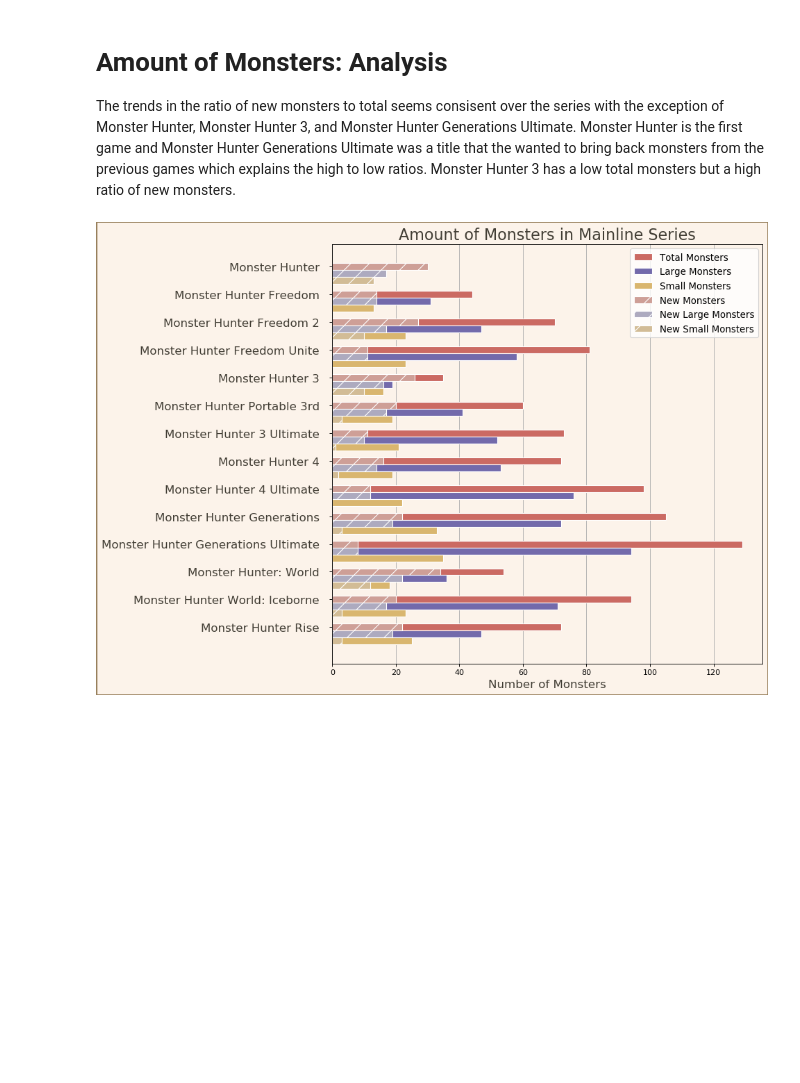
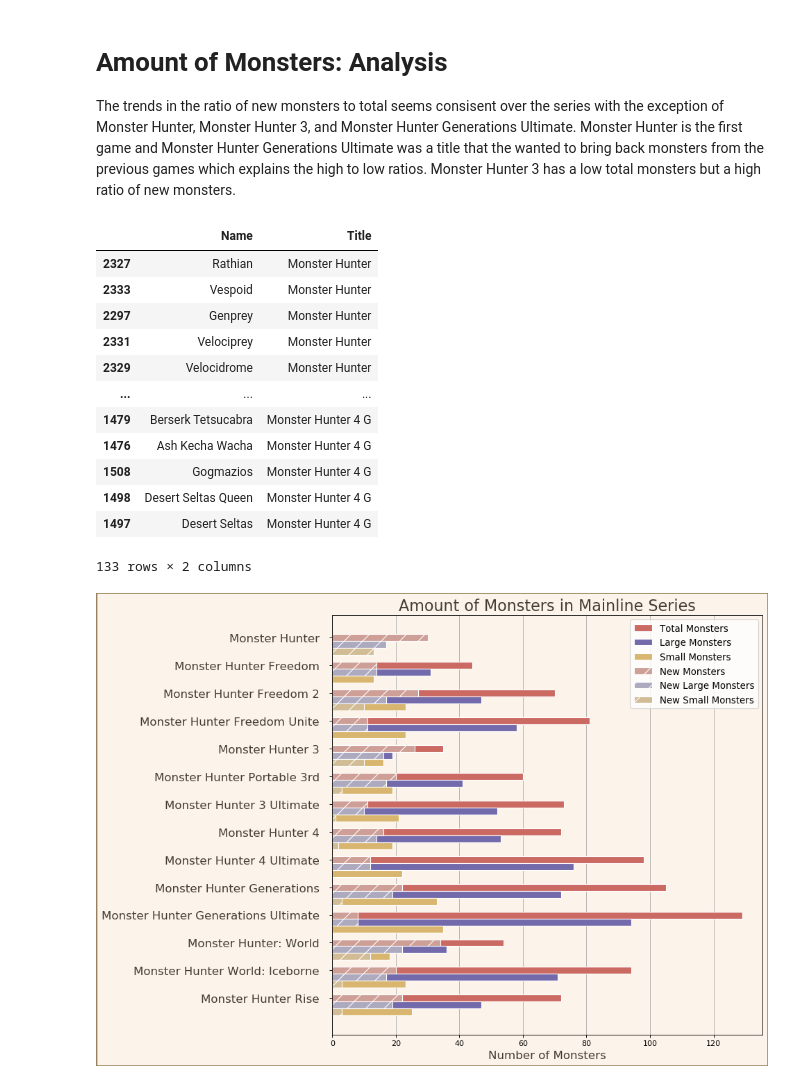
Before and after one commit to Piercson/Monster-Hunter-Data, a Jupyter notebook: MonsterHunter.ipynb, the cells around one changed output. Saved outputs shown, nothing was run; the diff lists cells and outputs as text; code cells hidden in the pictures; blank space fills up the shorter version.

Commit message:
f writing Directors methods

```diff
--- a/MonsterHunter.ipynb
+++ b/MonsterHunter.ipynb
@@ -254,3 +317,24 @@ amt_monsters_df = analysis.get_amt_table(analysis_titles,monster_hunter_data)
+# %%
+director_data = monster_hunter_data.sort_values(by=['Date Released']).drop_duplicates(subset=['Name'], keep='first')
+director_data[director_data['Director'] == 'Kaname Fujioka'][
+        ['Title', 'Date Released', 'Director']].drop_duplicates(subset=['Title'],keep='first')
+
+fujioka_monsters = director_data[director_data['Director'] == 'Kaname Fujioka'][['Name', 'Title']]
+fujioka_monsters
+# %% [output]
+|  | Name | Title |
+| 2327 | Rathian | Monster Hunter |
+| 2333 | Vespoid | Monster Hunter |
+| 2297 | Genprey | Monster Hunter |
+| 2331 | Velociprey | Monster Hunter |
+| 2329 | Velocidrome | Monster Hunter |
+| ... | ... | ... |
+| 1479 | Berserk Tetsucabra | Monster Hunter 4 G |
+| 1476 | Ash Kecha Wacha | Monster Hunter 4 G |
+| 1508 | Gogmazios | Monster Hunter 4 G |
+| 1498 | Desert Seltas Queen | Monster Hunter 4 G |
+| 1497 | Desert Seltas | Monster Hunter 4 G |
+133 rows × 2 columns
 # %%
 figures.make_amt_monsters_figure(amt_monsters_df)
 # %% [output]
```
Also changed, not shown: parts of 15 cells of this notebook, 7 other files.
